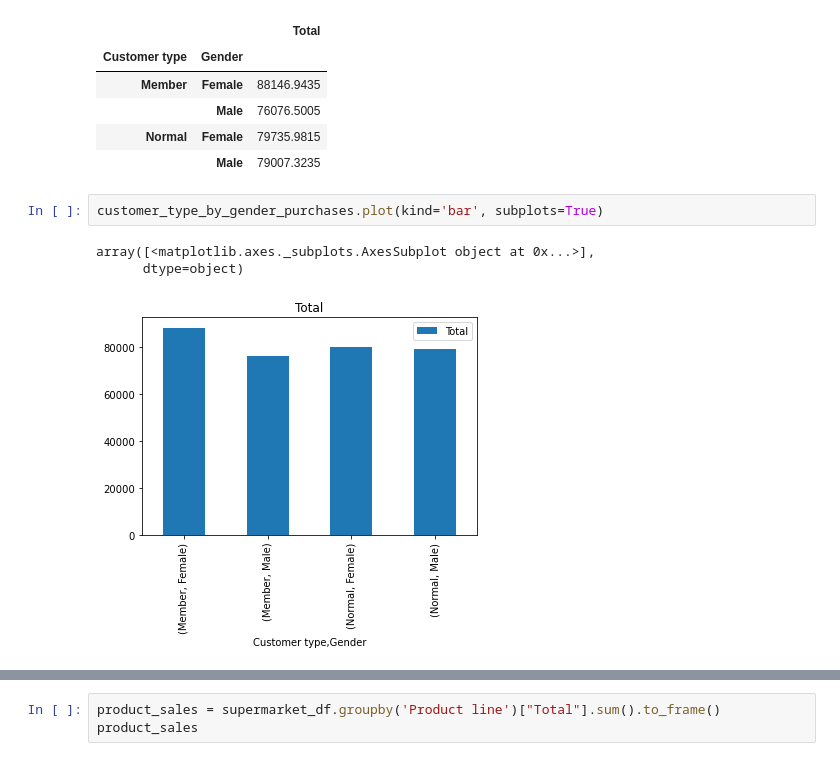
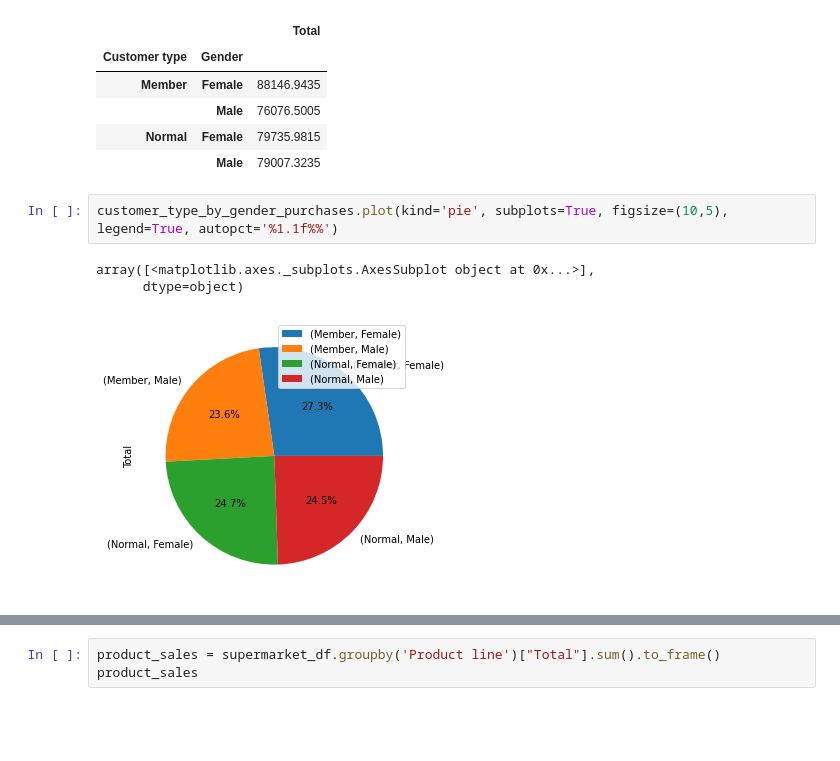
Before and after one commit to jayhjman/supermarket-fun, a Jupyter notebook: Supermarket-Analysis.ipynb, the cells around one changed output, grey strips where cells are left out. Drawn from its saved outputs; the diff is of its cells as text; blank space fills up the shorter version.

Commit message:
added stubbed API, database table creation, more charts in nottebook

```diff
--- a/Supermarket-Analysis.ipynb
+++ b/Supermarket-Analysis.ipynb
@@ -108,8 +181,8 @@ customer_type_by_gender_purchases
 | Normal | Female | 79735.9815 |
 |  | Male | 79007.3235 |
 # %%
-customer_type_by_gender_purchases.plot(kind='bar', subplots=True)
+customer_type_by_gender_purchases.plot(kind='pie', subplots=True, figsize=(10,5), legend=True, autopct='%1.1f%%')
 # %% [output]
 array([<matplotlib.axes._subplots.AxesSubplot object at 0x...>],
       dtype=object)
-[figure, old version]
+[figure, new version]
```
Also changed, not shown: parts of 17 cells of this notebook, 3 other files.
